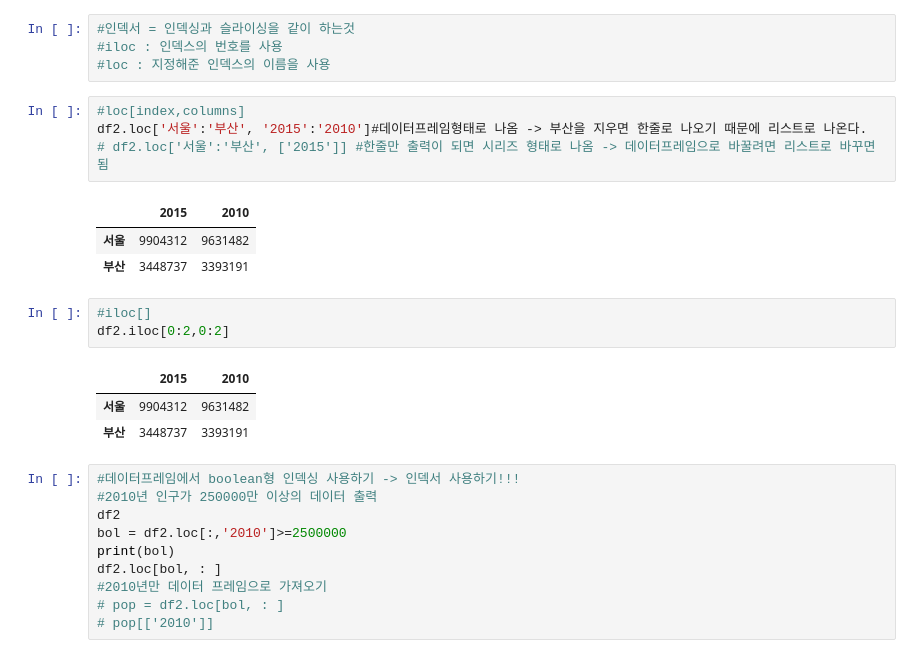
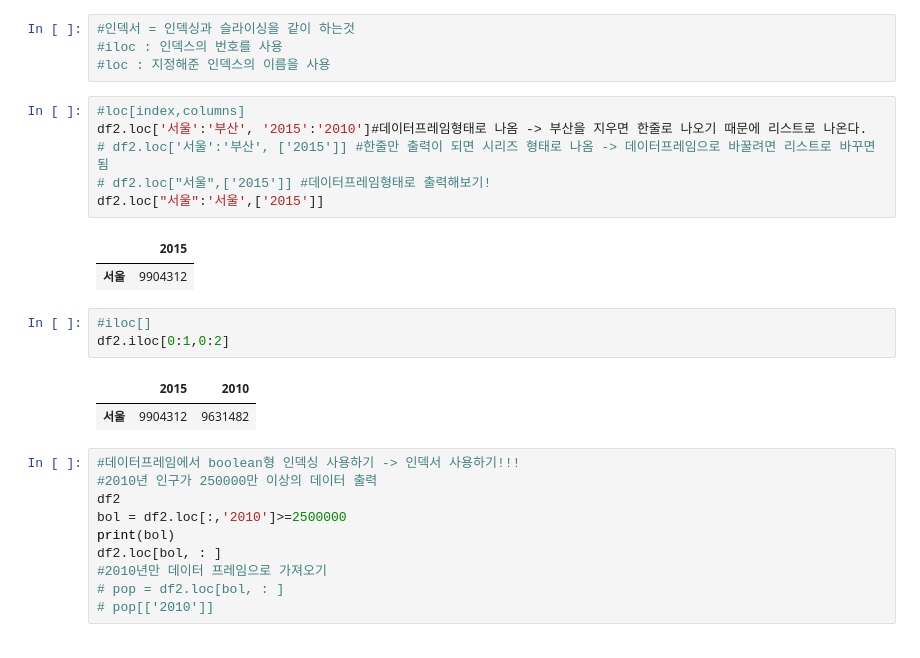
Before and after one commit to Hanmaesil/python-library, a Jupyter notebook: ex02_Pandas.ipynb, the cells around one changed output. Saved outputs shown, nothing was run; the diff lists cells and outputs as text.

```diff
--- a/ex02_Pandas.ipynb
+++ b/ex02_Pandas.ipynb
@@ -351,18 +364,18 @@ df2['서울' : '부산'] #인덱스 이름을 통한 슬라이싱
 # %%
 #loc[index,columns]
 df2.loc['서울':'부산', '2015':'2010']#데이터프레임형태로 나옴 -> 부산을 지우면 한줄로 나오기 때문에 리스트로 나온다.
 # df2.loc['서울':'부산', ['2015']] #한줄만 출력이 되면 시리즈 형태로 나옴 -> 데이터프레임으로 바꿀려면 리스트로 바꾸면됨
+# df2.loc["서울",['2015']] #데이터프레임형태로 출력해보기!
+df2.loc["서울":'서울',['2015']]
 # %% [output]
-|  | 2015 | 2010 |
-| 서울 | 9904312 | 9631482 |
-| 부산 | 3448737 | 3393191 |
+|  | 2015 |
+| 서울 | 9904312 |
 # %%
 #iloc[]
-df2.iloc[0:2,0:2]
+df2.iloc[0:1,0:2]
 # %% [output]
 |  | 2015 | 2010 |
 | 서울 | 9904312 | 9631482 |
-| 부산 | 3448737 | 3393191 |
 # %%
 #데이터프레임에서 boolean형 인덱싱 사용하기 -> 인덱서 사용하기!!!
 #2010년 인구가 250000만 이상의 데이터 출력
```
Also changed, not shown: parts of 43 cells of this notebook.
